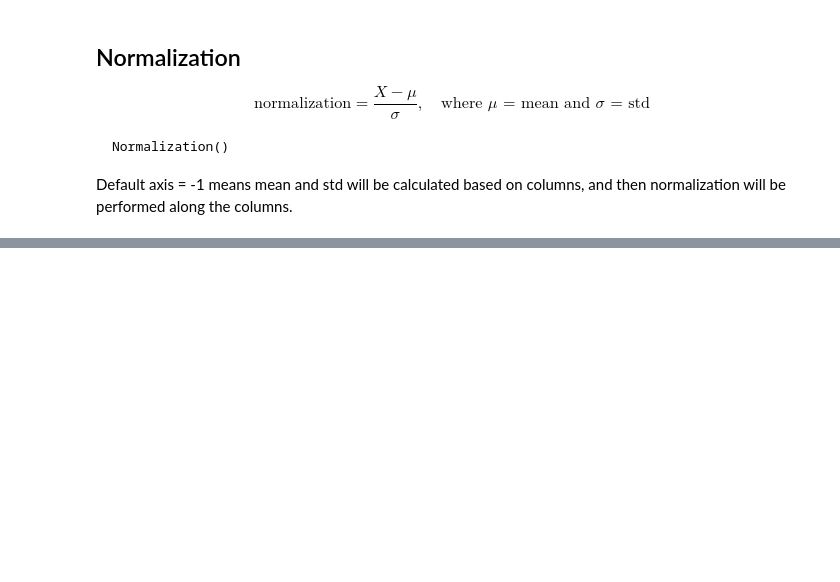
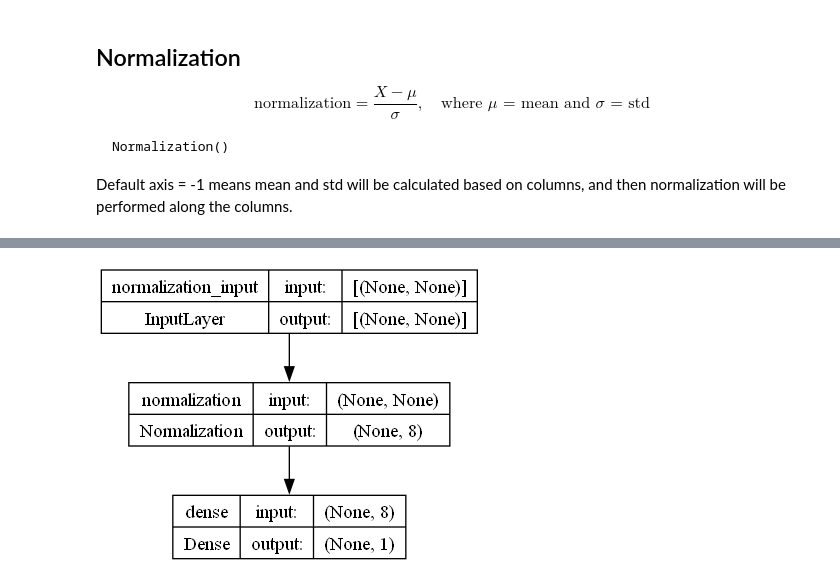
Before and after one commit to Aminul667/car_price_prediction, a Jupyter notebook: carPricePrediction.ipynb, the cells around one changed output, grey strips where cells are left out. Saved outputs shown, nothing was run; the diff lists cells and outputs as text; code cells hidden in the pictures; blank space fills up the shorter version.

Commit message:
added model plot

```diff
--- a/carPricePrediction.ipynb
+++ b/carPricePrediction.ipynb
@@ -171,3 +170,7 @@ Total params: 26 (108.00 Byte)
 Trainable params: 9 (36.00 Byte)
 Non-trainable params: 17 (72.00 Byte)
 _________________________________________________________________
+# %%
+tf.keras.utils.plot_model(model, to_file="model.png", show_shapes=True)
+# %% [output]
+[figure, added]
```
Also changed, not shown: parts of 7 cells of this notebook, 1 other file.
